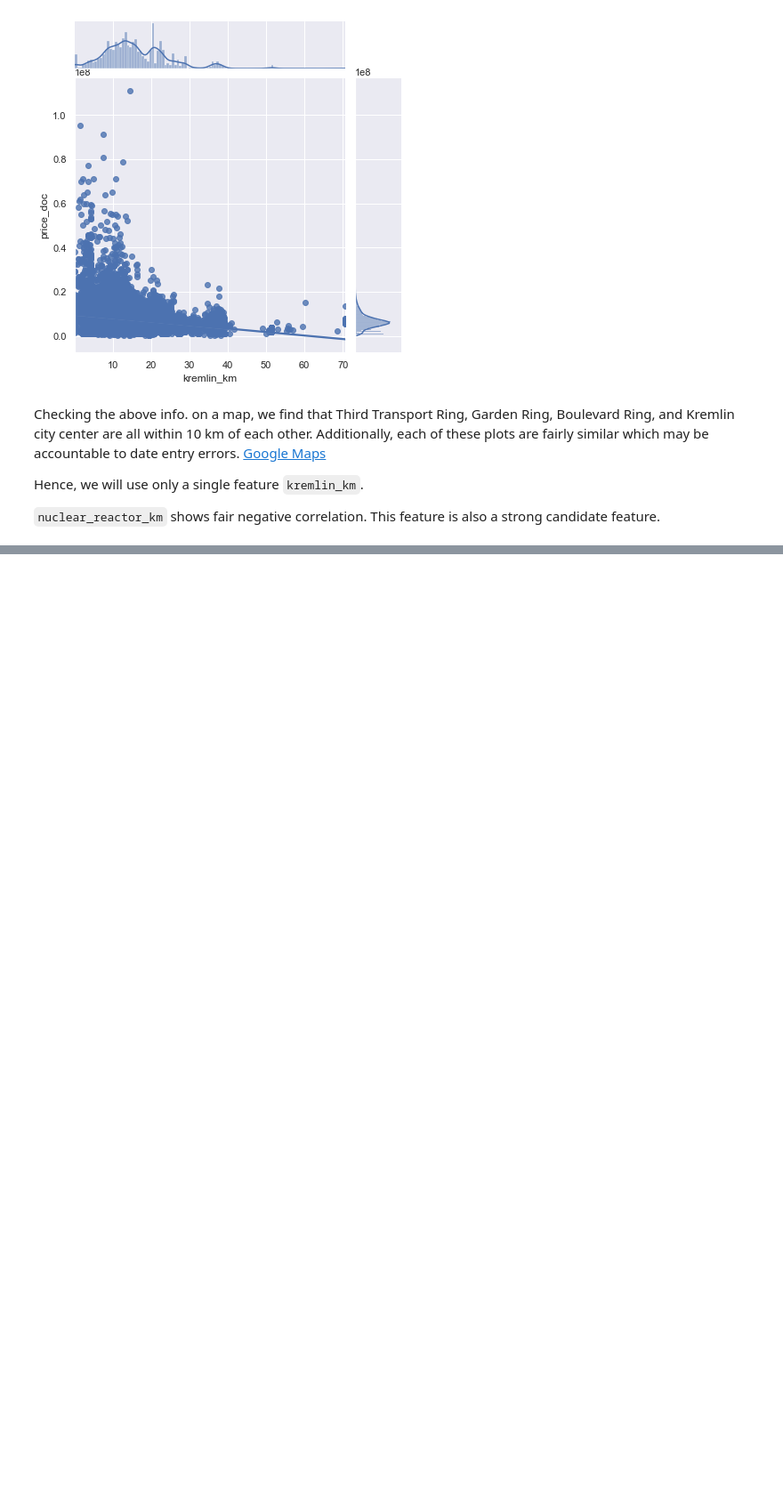
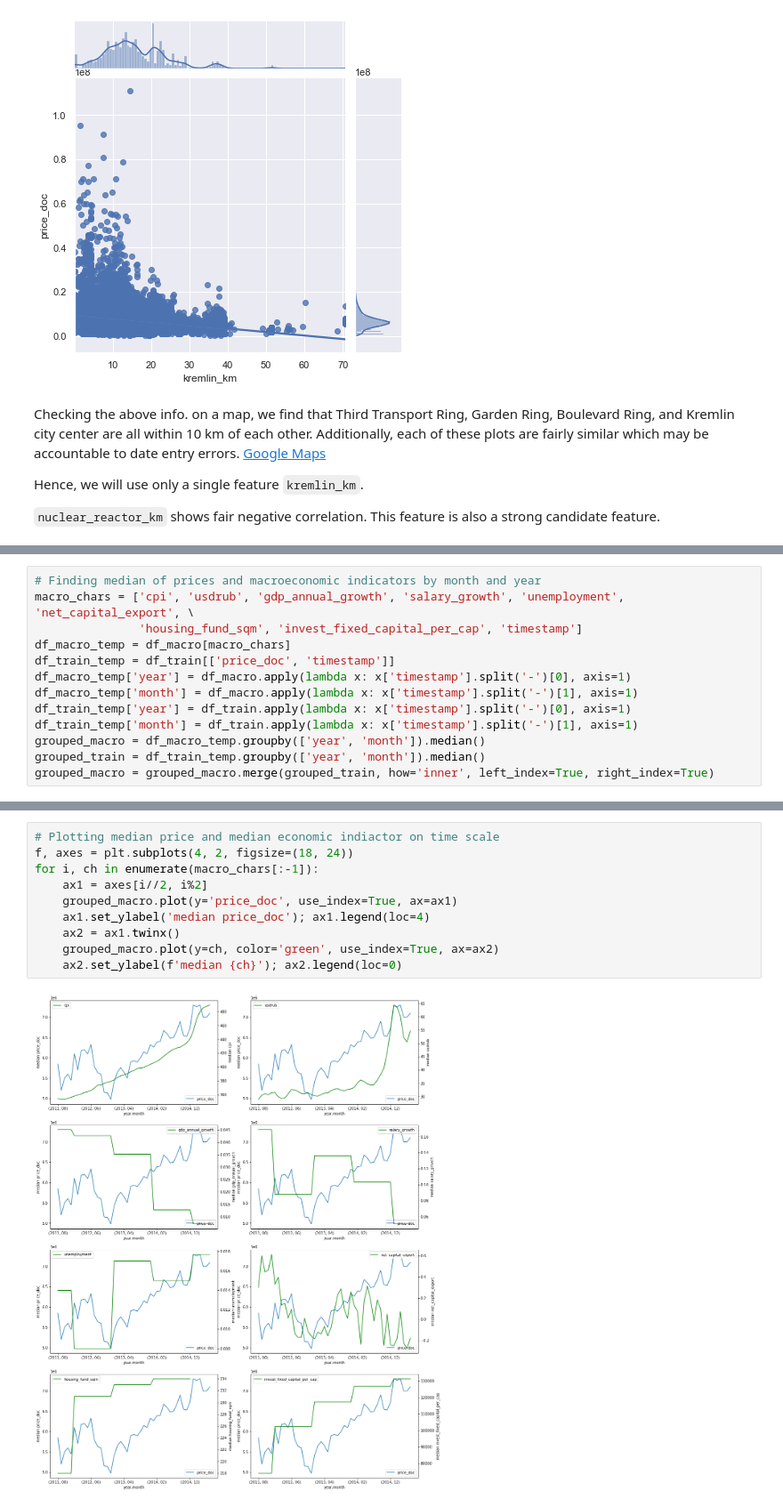
Before and after one commit to SanathSame/CZ4041-Machine-Learning, a Jupyter notebook: Exploratory Data Analysis complete.ipynb, the cells around one changed output, grey strips where cells are left out. Shown at 89% size. Cells and saved outputs as stored; diff of their text form; blank space fills up the shorter version.

Commit message:
added macro data eda

```diff
--- a/Exploratory Data Analysis complete.ipynb
+++ b/Exploratory Data Analysis complete.ipynb
@@ -320,0 +339,13 @@ Hence, we will use only a single feature `kremlin_km`.
+# %%
+# Finding median of prices and macroeconomic indicators by month and year
+macro_chars = ['cpi', 'usdrub', 'gdp_annual_growth', 'salary_growth', 'unemployment', 'net_capital_export', \
+               'housing_fund_sqm', 'invest_fixed_capital_per_cap', 'timestamp']
+df_macro_temp = df_macro[macro_chars]
+df_train_temp = df_train[['price_doc', 'timestamp']]
+df_macro_temp['year'] = df_macro.apply(lambda x: x['timestamp'].split('-')[0], axis=1)
+df_macro_temp['month'] = df_macro.apply(lambda x: x['timestamp'].split('-')[1], axis=1)
+df_train_temp['year'] = df_train.apply(lambda x: x['timestamp'].split('-')[0], axis=1)
+df_train_temp['month'] = df_train.apply(lambda x: x['timestamp'].split('-')[1], axis=1)
+grouped_macro = df_macro_temp.groupby(['year', 'month']).median()
+grouped_train = df_train_temp.groupby(['year', 'month']).median()
+grouped_macro = grouped_macro.merge(grouped_train, how='inner', left_index=True, right_index=True)
@@ -320,0 +373,12 @@ Hence, we will use only a single feature `kremlin_km`.
+# %%
+# Plotting median price and median economic indiactor on time scale
+f, axes = plt.subplots(4, 2, figsize=(18, 24))
+for i, ch in enumerate(macro_chars[:-1]):
+    ax1 = axes[i//2, i%2]
+    grouped_macro.plot(y='price_doc', use_index=True, ax=ax1)
+    ax1.set_ylabel('median price_doc'); ax1.legend(loc=4)
+    ax2 = ax1.twinx()
+    grouped_macro.plot(y=ch, color='green', use_index=True, ax=ax2)
+    ax2.set_ylabel(f'median {ch}'); ax2.legend(loc=0)
+# %% [output]
+[figure, added]
```
Also changed, not shown: parts of 8 cells of this notebook.
